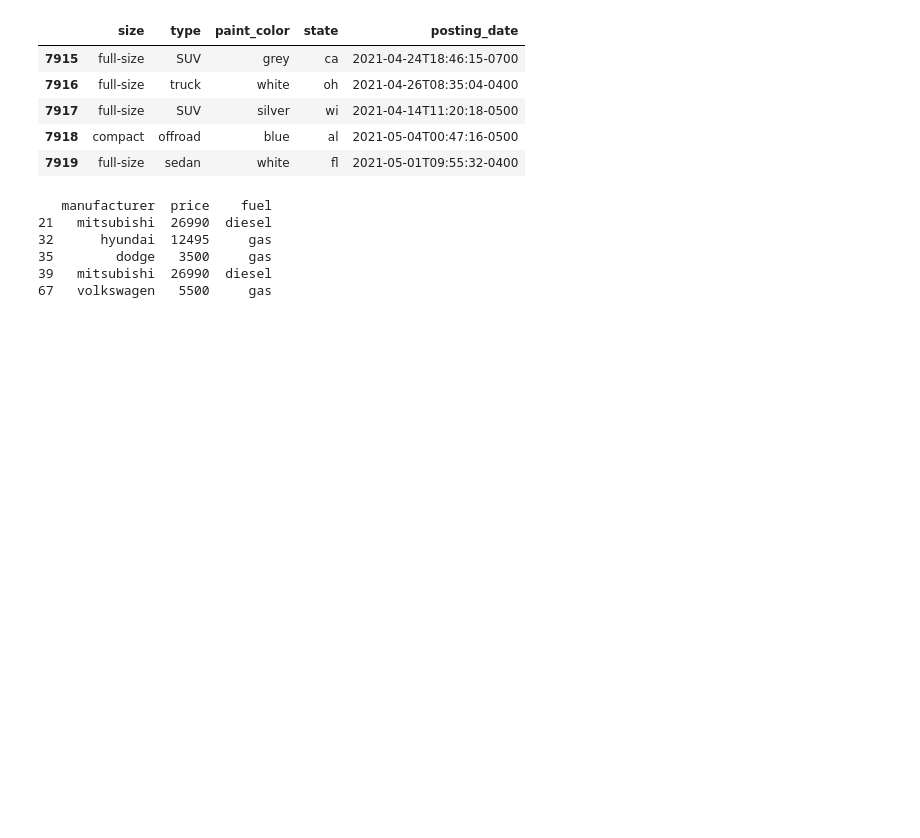
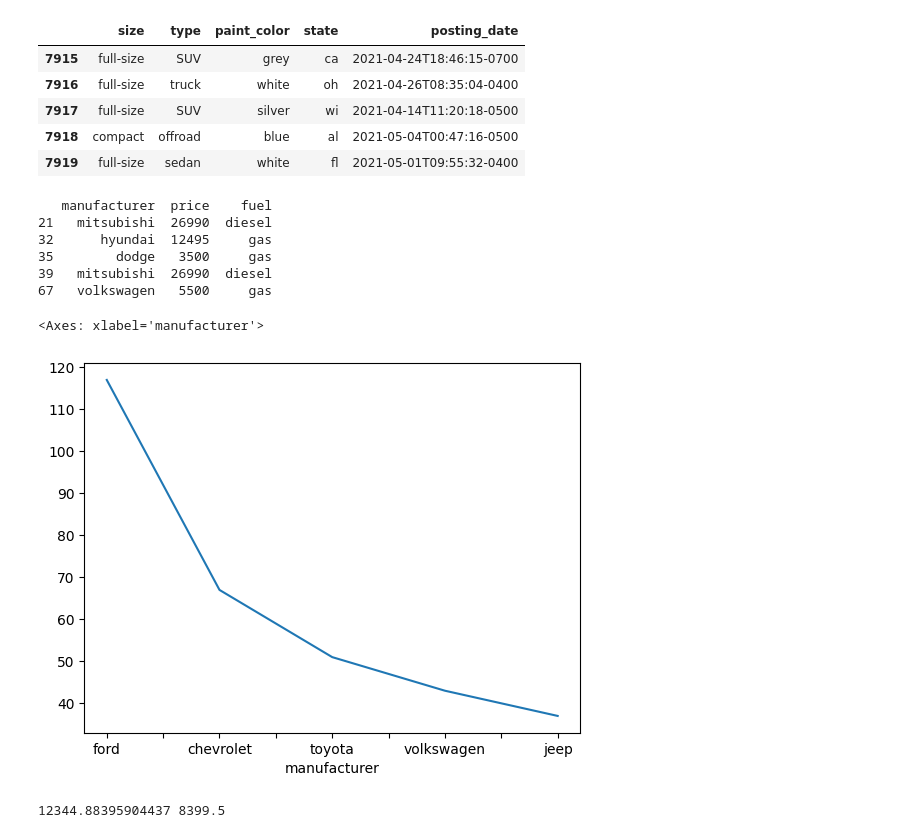
Before and after one commit to minSara02-FromTheStart/Pandas_Daily_Practice, a Jupyter notebook: Practice With JSON/JsonPractice.ipynb, the cells around one changed output. Drawn from its saved outputs; the diff is of its cells as text; code cells hidden in the pictures; blank space fills up the shorter version.

Commit message:
mean,median

```diff
--- a/Practice With JSON/JsonPractice.ipynb
+++ b/Practice With JSON/JsonPractice.ipynb
@@ -246,3 +246,14 @@ print(filtered_df.head())
 35        dodge   3500     gas
 39   mitsubishi  26990  diesel
 67   volkswagen   5500     gas
+# %%
+filtered_df["manufacturer"].value_counts().head().plot(kind="line")
+# %% [output]
+<Axes: xlabel='manufacturer'>
+[figure, added]
+# %%
+mn = filtered_df["price"].mean()
+mdn = filtered_df["price"].median()
+print(mn, mdn)
+# %% [output]
+12344.88395904437 8399.5
```
